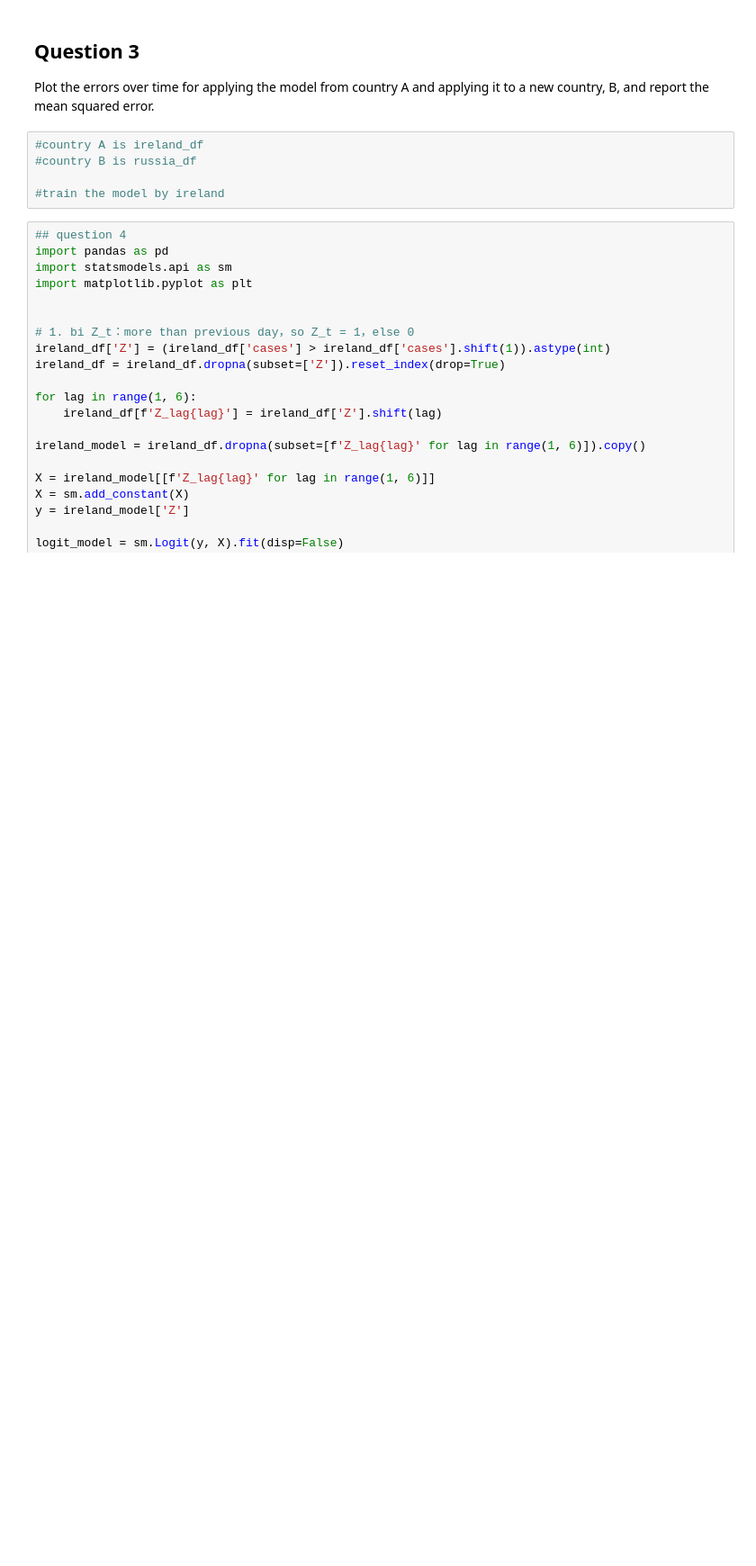
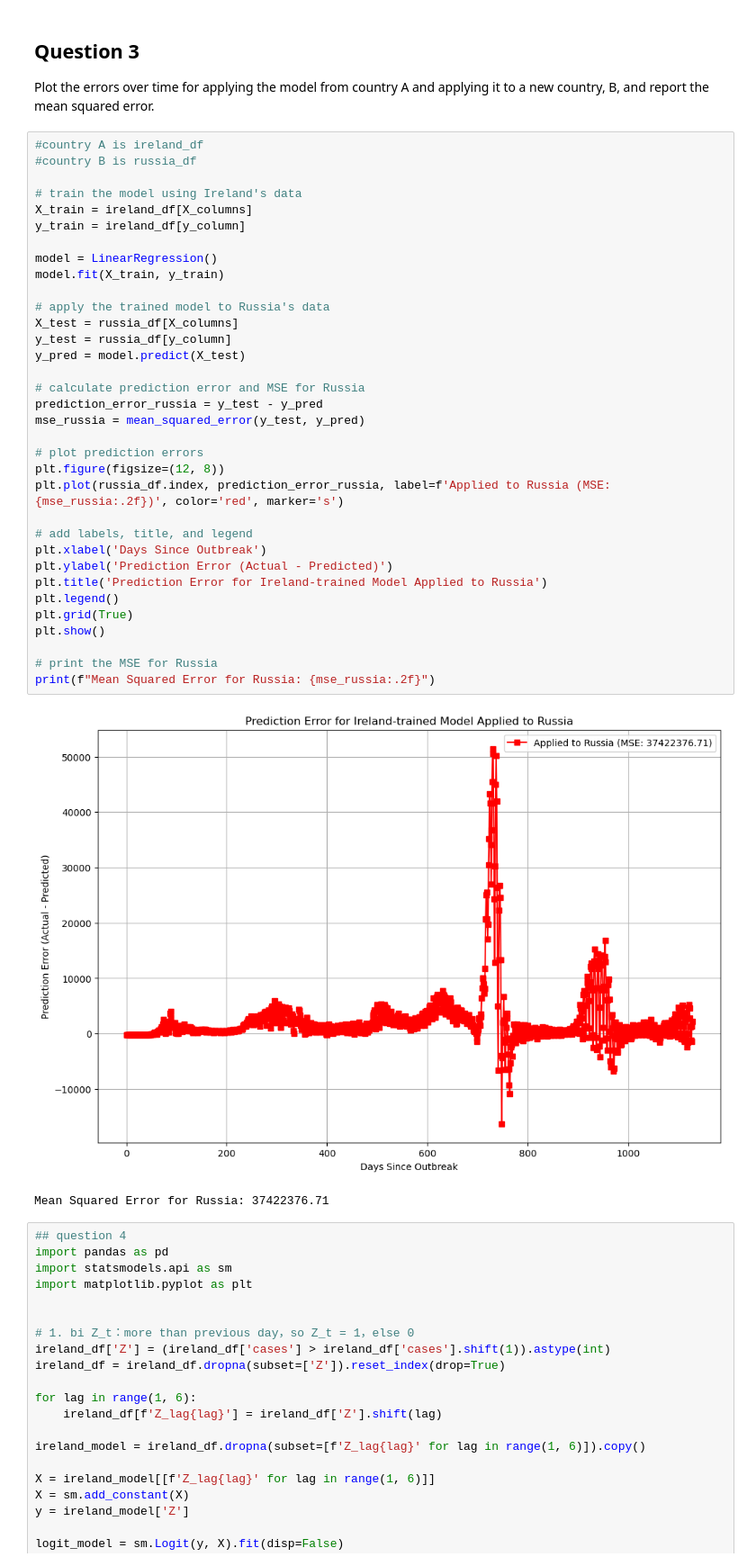
Before and after one commit to jferri3/ds4ph-hw8-team2, a Jupyter notebook: hw8.ipynb, the cells around one changed output. Shown at 90% size. Drawn from its saved outputs; the diff is of its cells as text; blank space fills up the shorter version.

```diff
--- a/hw8.ipynb
+++ b/hw8.ipynb
@@ -326,11 +333,43 @@ plt.show()
 ## Question 3
 
 Plot the errors over time for applying the model from country A and applying it to a new country, B, and report the mean squared error.
-# %%
-#country A is ireland_df
-#country B is russia_df
-
-#train the model by ireland
+# %%
+#country A is ireland_df
+#country B is russia_df
+
+# train the model using Ireland's data
+X_train = ireland_df[X_columns]
+y_train = ireland_df[y_column]
+
+model = LinearRegression()
+model.fit(X_train, y_train)
+
+# apply the trained model to Russia's data
+X_test = russia_df[X_columns]
+y_test = russia_df[y_column]
+y_pred = model.predict(X_test)
+
+# calculate prediction error and MSE for Russia
+prediction_error_russia = y_test - y_pred
+mse_russia = mean_squared_error(y_test, y_pred)
+
+# plot prediction errors
+plt.figure(figsize=(12, 8))
+plt.plot(russia_df.index, prediction_error_russia, label=f'Applied to Russia (MSE: {mse_russia:.2f})', color='red', marker='s')
+
+# add labels, title, and legend
+plt.xlabel('Days Since Outbreak')
+plt.ylabel('Prediction Error (Actual - Predicted)')
+plt.title('Prediction Error for Ireland-trained Model Applied to Russia')
+plt.legend()
+plt.grid(True)
+plt.show()
+
+# print the MSE for Russia
+print(f"Mean Squared Error for Russia: {mse_russia:.2f}")
+# %% [output]
+[figure, added]
+Mean Squared Error for Russia: 37422376.71
 # %%
 ## question 4
 import pandas as pd
```
Also changed, not shown: parts of 4 cells of this notebook.
